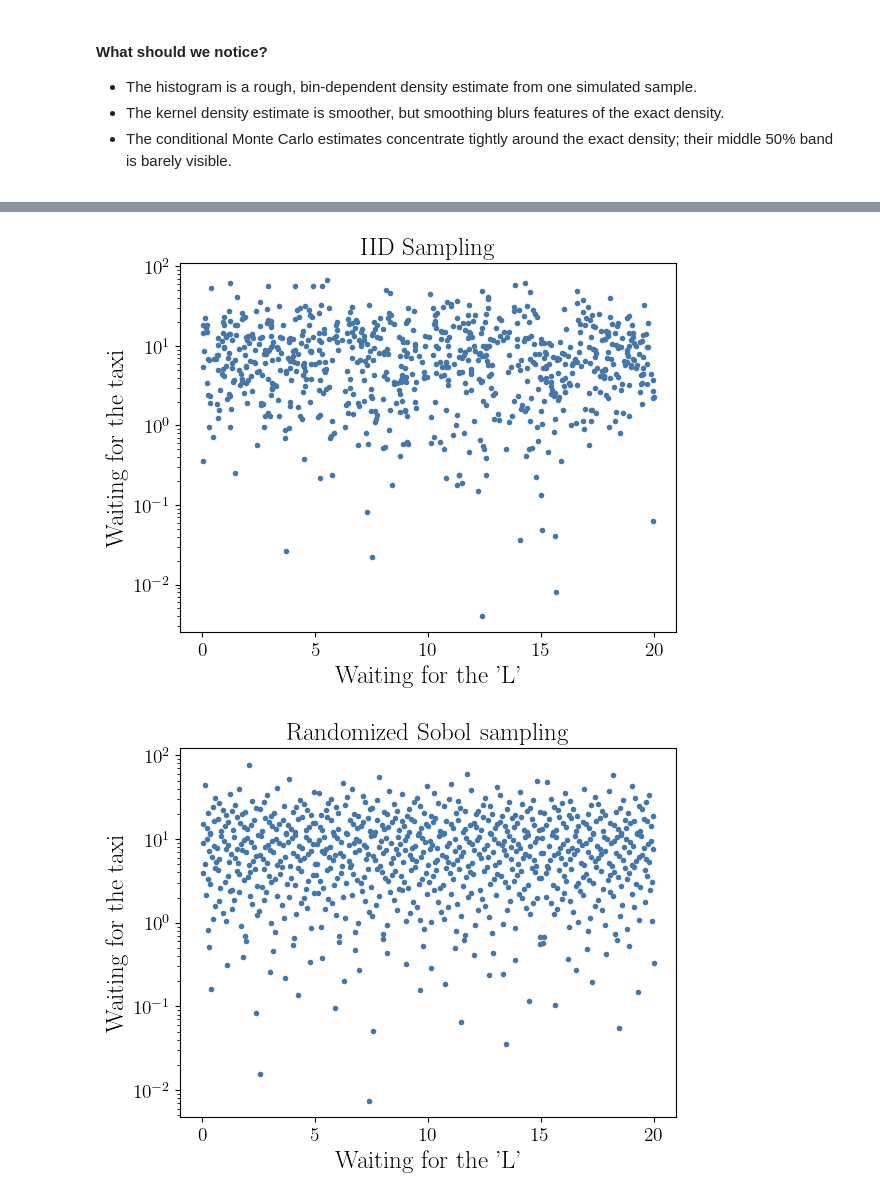
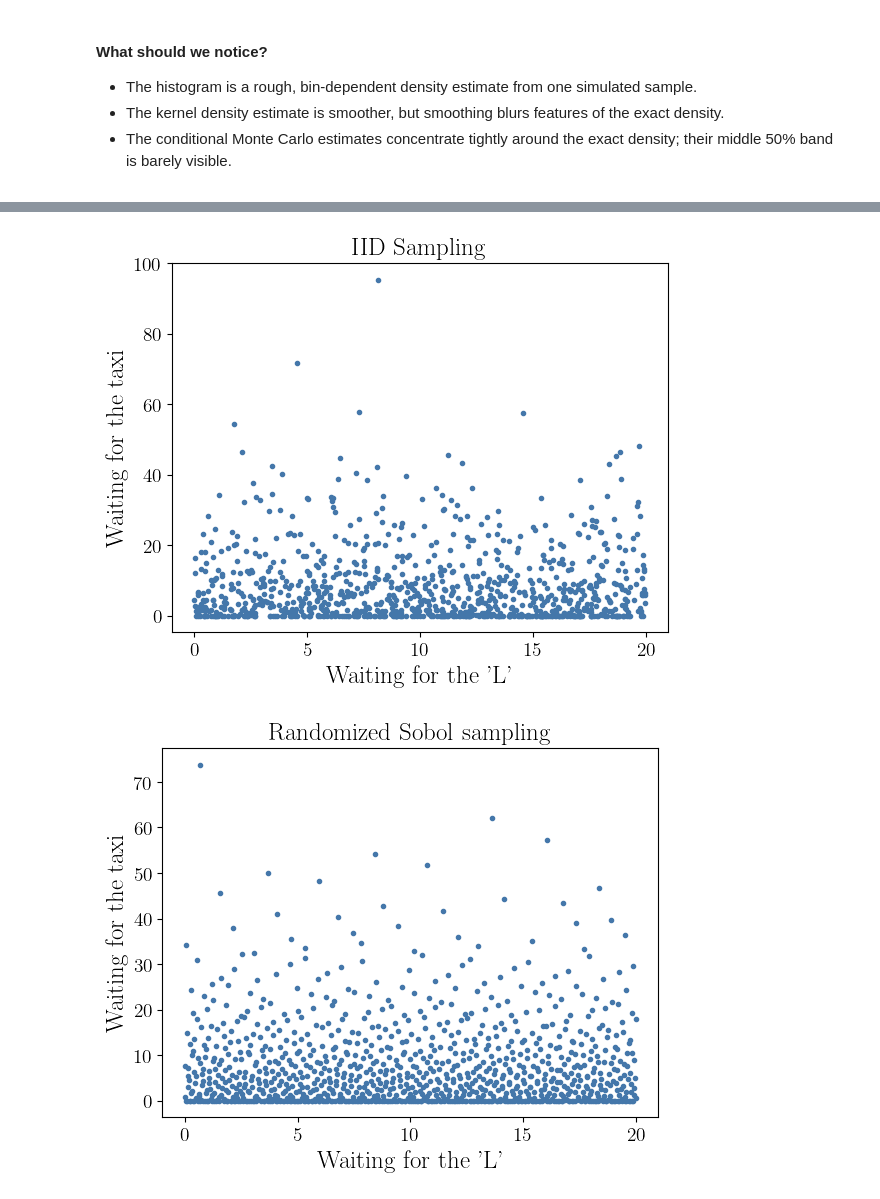
Before and after one commit to fjhickernell/MATH565Fall2026, a Jupyter notebook: notebooks/applications/AreWeThereYet.ipynb, the cells around one changed output, grey strips where cells are left out. Saved outputs shown, nothing was run; the diff lists cells and outputs as text; code cells hidden in the pictures.

```diff
--- a/notebooks/applications/AreWeThereYet.ipynb
+++ b/notebooks/applications/AreWeThereYet.ipynb
@@ -695,18 +949,18 @@ The point plots below give some intuition: the Sobol points leave fewer large ga
 # %%
 #First the IID sampling
-plt.semilogy(Wait_samples[:1000, 0], Wait_samples[:1000, 1],'.')
+plt.plot(Wait_samples[:1000, 0], Wait_samples[:1000, 1], '.')
 plt.xlabel("Waiting for the 'L'")
 plt.ylabel("Waiting for the taxi")
 plt.title("IID Sampling");
 # %% [output]
-[figure, old version]
+[figure, new version]
 # %%
 #Next the LD sampling
-plt.semilogy(W1_LD_R_samples[0,:1000],W2_LD_R_samples[0,:1000],'.')
+plt.plot(W1_LD_R_samples[0, :1000], W2_LD_R_samples[0, :1000], '.')
 plt.xlabel("Waiting for the 'L'")
 plt.ylabel("Waiting for the taxi")
 plt.title("Randomized Sobol sampling");
 # %% [output]
-[figure, old version]
+[figure, new version]
 # %% [markdown]
 <div class="highlight-note">
```
Also changed, not shown: parts of 19 cells of this notebook, 1 other file.
